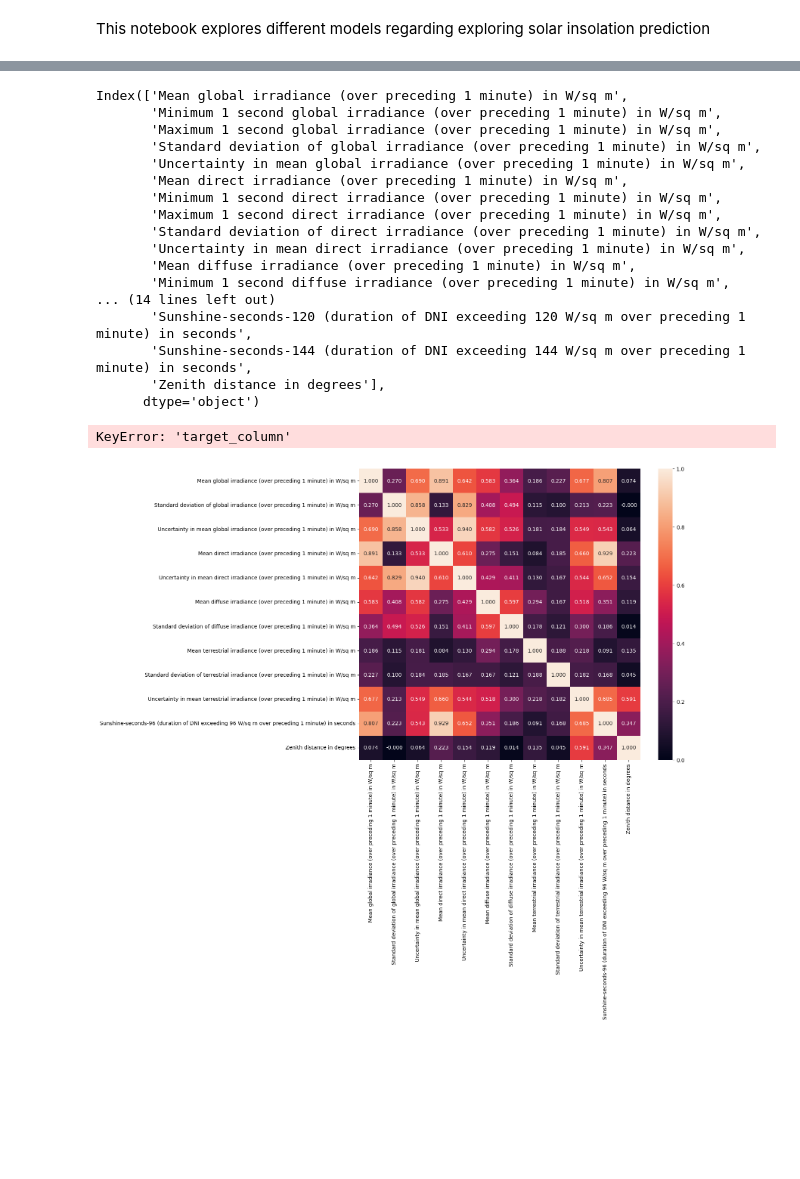
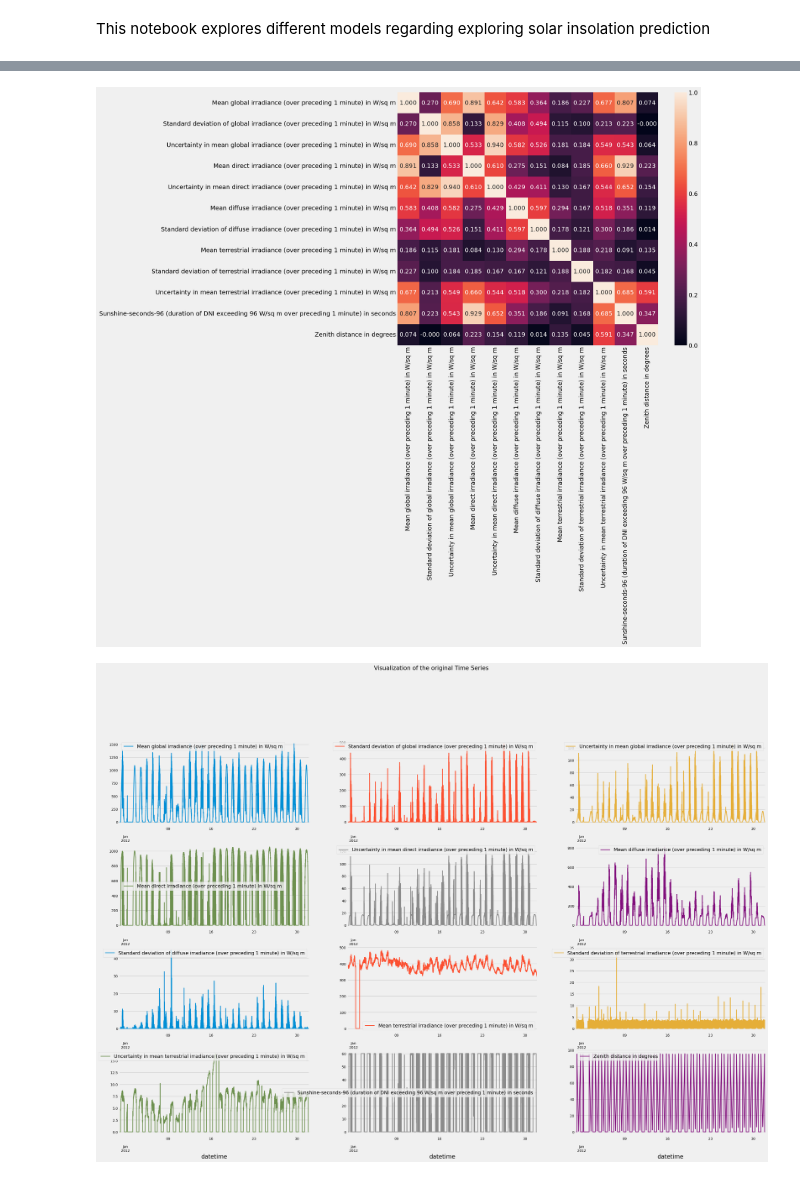
Before and after one commit to Muckthebuck/2023-Energy-kit, a Jupyter notebook: solar_prediciton.ipynb, the cells around one changed output, grey strips where cells are left out. Saved outputs shown, nothing was run; the diff lists cells and outputs as text; code cells hidden in the pictures; blank space fills up the shorter version.

```diff
--- a/solar_prediciton.ipynb
+++ b/solar_prediciton.ipynb
@@ -57,29 +60,22 @@ to_drop = [column for column in upper.columns if any(upper[column] > 0.95)]
 
 # Drop features
 df.drop(to_drop, axis=1, inplace=True)
+corrMatrix = df.corr(numeric_only=True)
+fig, ax = plt.subplots(figsize=(12, 10))
+sns.heatmap(corrMatrix, annot= True, ax=ax, fmt='.3f')
+plt.show()
 # %% [output]
-Index(['Mean global irradiance (over preceding 1 minute) in W/sq m',
-       'Minimum 1 second global irradiance (over preceding 1 minute) in W/sq m',
-       'Maximum 1 second global irradiance (over preceding 1 minute) in W/sq m',
-       'Standard deviation of global irradiance (over preceding 1 minute) in W/sq m',
-       'Uncertainty in mean global irradiance (over preceding 1 minute) in W/sq m',
-       'Mean direct irradiance (over preceding 1 minute) in W/sq m',
-       'Minimum 1 second direct irradiance (over preceding 1 minute) in W/sq m',
-       'Maximum 1 second direct irradiance (over preceding 1 minute) in W/sq m',
-       'Standard deviation of direct irradiance (over preceding 1 minute) in W/sq m',
-       'Uncertainty in mean direct irradiance (over preceding 1 minute) in W/sq m',
-       'Mean diffuse irradiance (over preceding 1 minute) in W/sq m',
-       'Minimum 1 second diffuse irradiance (over preceding 1 minute) in W/sq m',
-... (14 lines left out)
-       'Sunshine-seconds-120 (duration of DNI exceeding 120 W/sq m over preceding 1 minute) in seconds',
-       'Sunshine-seconds-144 (duration of DNI exceeding 144 W/sq m over preceding 1 minute) in seconds',
-       'Zenith distance in degrees'],
-      dtype='object')
-KeyError: 'target_column'
+[figure, added]
-# %%
-corrMatrix = df.corr(numeric_only=True)
-fig, ax = plt.subplots(figsize=(12, 10))
-sns.heatmap(corrMatrix, annot= True, ax=ax, fmt='.3f')
-plt.show()
-# %% [output]
-[figure, removed]
+# %%
+# Plot the time series
+plt.style.use('fivethirtyeight')
+df.plot(subplots=True,
+        layout=(6, 3),
+        figsize=(30,30),
+        fontsize=10,
+        linewidth=2,
+        sharex=False,
+        title='Visualization of the original Time Series')
+plt.show()
+# %% [output]
+[figure, added]
```
Also changed, not shown: parts of 6 cells of this notebook, 5 other files.
